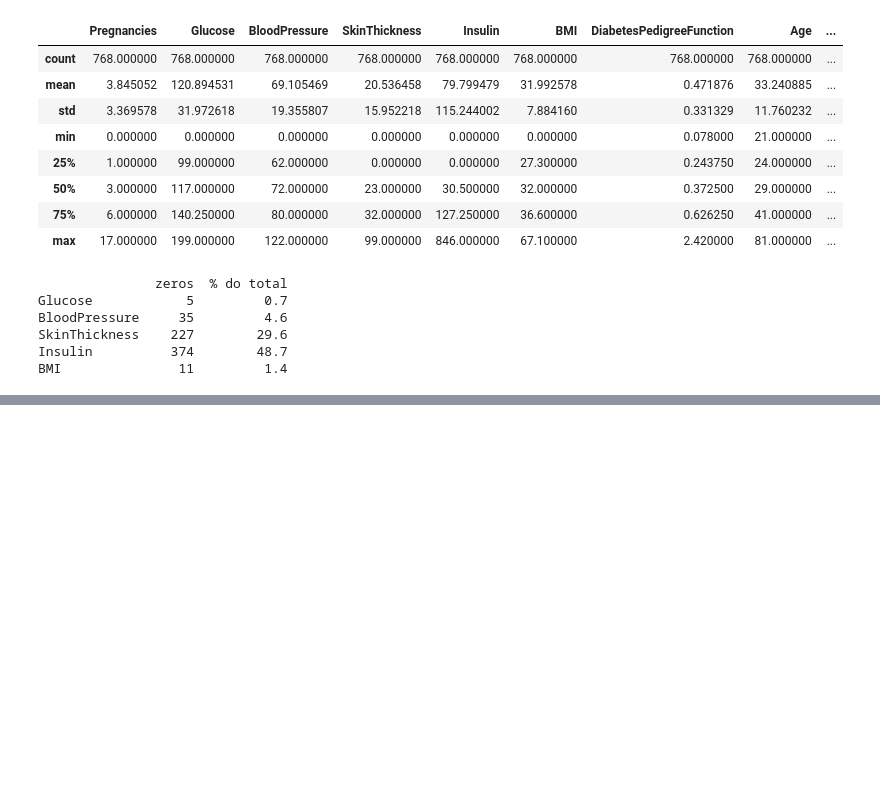
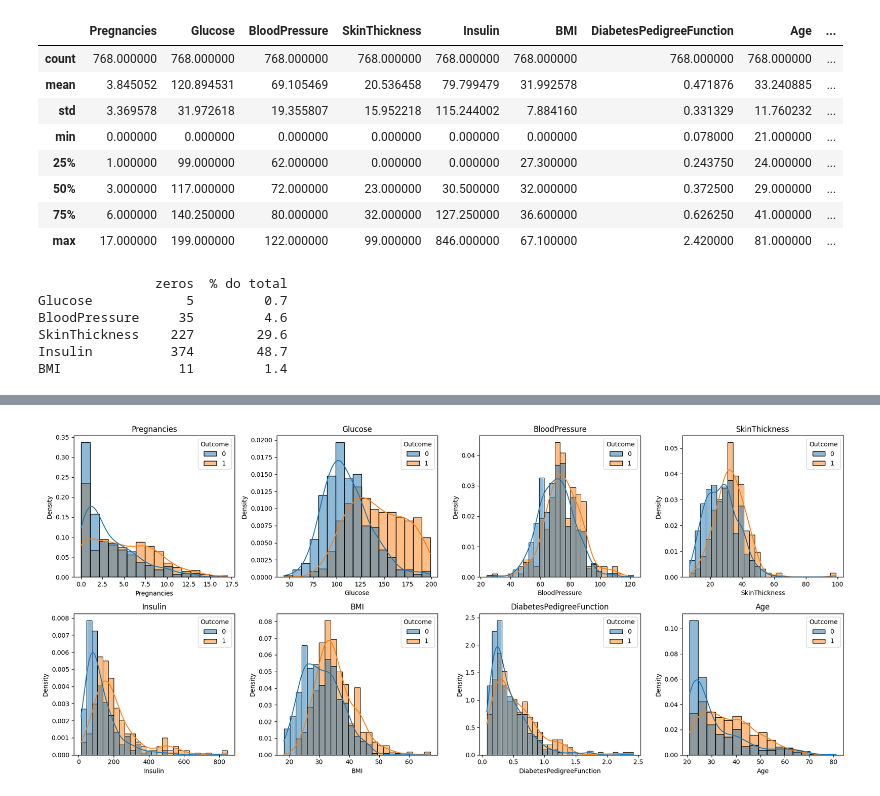
Before and after one commit to phcassemiro/tech-challenge-fase1, a Jupyter notebook: notebooks/01-eda.ipynb, the cells around one changed output, grey strips where cells are left out. Drawn from its saved outputs; the diff is of its cells as text; code cells hidden in the pictures; blank space fills up the shorter version.

```diff
--- a/notebooks/01-eda.ipynb
+++ b/notebooks/01-eda.ipynb
@@ -55,3 +55,8 @@ BloodPressure     35         4.6
 SkinThickness    227        29.6
 Insulin          374        48.7
 BMI               11         1.4
+# %%
+df_limpo = df.copy()
+df_limpo[colunas_com_zero_invalido] = df_limpo[colunas_com_zero_invalido].replace(0, float("nan"))
+
+df_limpo.isna().sum()
@@ -57,0 +74,5 @@ BMI               11         1.4
+# %%
+for col in ["SkinThickness", "Insulin"]:
+    print(col)
+    print(df_limpo.groupby(df_limpo[col].isna())["Outcome"].agg(["mean", "count"]))
+    print()
@@ -57,0 +103,15 @@ BMI               11         1.4
+# %%
+import matplotlib.pyplot as plt
+import seaborn as sns
+
+colunas = [c for c in df_limpo.columns if c != "Outcome"]
+
+fig, axes = plt.subplots(2, 4, figsize=(18, 8))
+for ax, col in zip(axes.ravel(), colunas):
+    sns.histplot(data=df_limpo, x=col, hue="Outcome", kde=True, ax=ax, stat="density", common_norm=False)
+    ax.set_title(col)
+plt.tight_layout()
+plt.savefig("../reports/figures/distribuicoes.png", dpi=150)
+plt.show()
+# %% [output]
+[figure, added]
```
Also changed, not shown: parts of 7 cells of this notebook.
